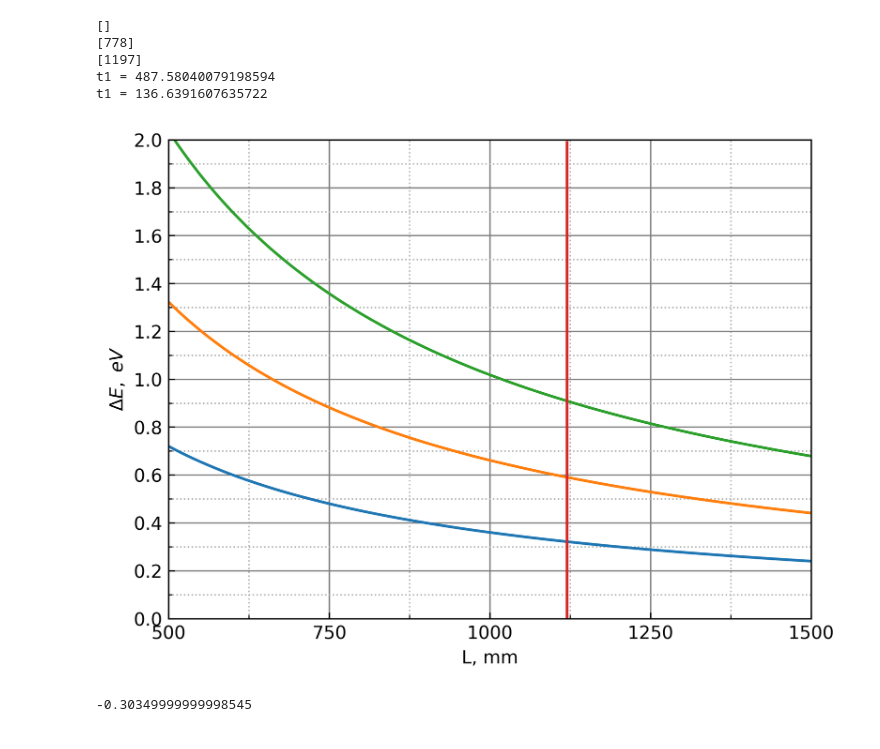
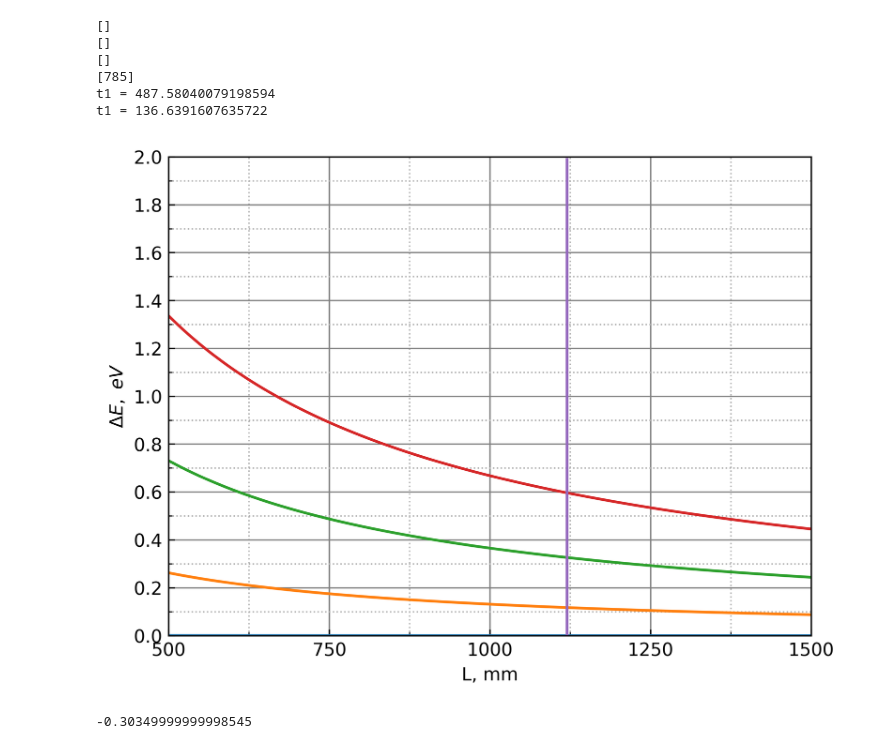
Before and after one commit to MohannadC/tof, a Jupyter notebook: smth.ipynb, the cells around one changed output. Drawn from its saved outputs; the diff is of its cells as text; code cells hidden in the pictures.

```diff
--- a/smth.ipynb
+++ b/smth.ipynb
@@ -1,55 +1,38 @@
 # %%
 import numpy as np
 import matplotlib.pyplot as plt
+from funcs import velocity, decorate
 
-def u(E):
-    return np.sqrt(2*E*1.60218e-19/9.1093837e-31) * 1e3 # mm/s
-def dt(E, L):
-    v = u(E)
-    R = 20 # mm
-    t1 = L/v
-    t2 = np.sqrt(L**2 + R**2)/v
-    return np.abs(t2 - t1)
+fig, ax = plt.subplots(dpi=600)
 
 x_start = 500
 x_end = 1500
 x_interval = 250
 y_start = 0
 y_end = 2
 y_interval = 0.2
 
+t_resolution = 0.30349e-9
 x = np.arange(x_start, x_end, 1)
-fig, ax = plt.subplots()
-fig.set_dpi(600)
-for E in range(100, 201, 50):
-    g = 2*u(E)*0.30349e-9*E/x #dt(E,x) 0.05e-9 the best yet
-    # had a 0.02
+for E in range(1, 201, 50):
+    g = 2*velocity(E)*t_resolution*E/x
     idx = np.argwhere(np.diff(np.sign(0.85 - g))).flatten()
     print(x[idx])
     ax.plot(x, g)
 y = np.arange(y_start, y_end, 0.01)
 ax.plot(1120+np.zeros(shape=(len(y),)), y)
 
-ax.set_xlabel('L, mm')
-ax.set_ylabel(r"$\Delta E,~eV$")
-ax.tick_params(which = "both", direction = "in")
-ax.grid(True, which="major", ls="-", c="gray")
-ax.grid(True, which="minor", ls=":")
-ax.set_xticks(np.arange(x_start, x_end+1, x_interval))
-ax.set_xticks(np.arange(x_start, x_end+1, x_interval/2), minor=True)
-ax.set_yticks(np.arange(y_start, y_end+1, y_interval))
-ax.set_yticks(np.arange(y_start, y_end+1, y_interval/2), minor=True)
-
-ax.set(xlim=(x_start, x_end), ylim=(y_start, y_end))
-print("t1 =",1120/u(15)*1e9)
-print("t1 =",1120/u(191)*1e9)
+decorate(ax, (x_start, x_end, x_interval), (y_start, y_end, y_interval), 'L, mm', r"$\Delta E,~eV$")
+print("t1 =",1120/velocity(15)*1e9)
+print("t1 =",1120/velocity(191)*1e9)
 # %% [output]
 []
-[778]
-[1197]
+[]
+[]
+[785]
 t1 = 487.58040079198594
 t1 = 136.6391607635722
-[figure, old version]
+[figure, new version]
 # %%
 import numpy as np
 import matplotlib.pyplot as plt
```
Also changed, not shown: parts of 5 cells of this notebook, 1 other file.
